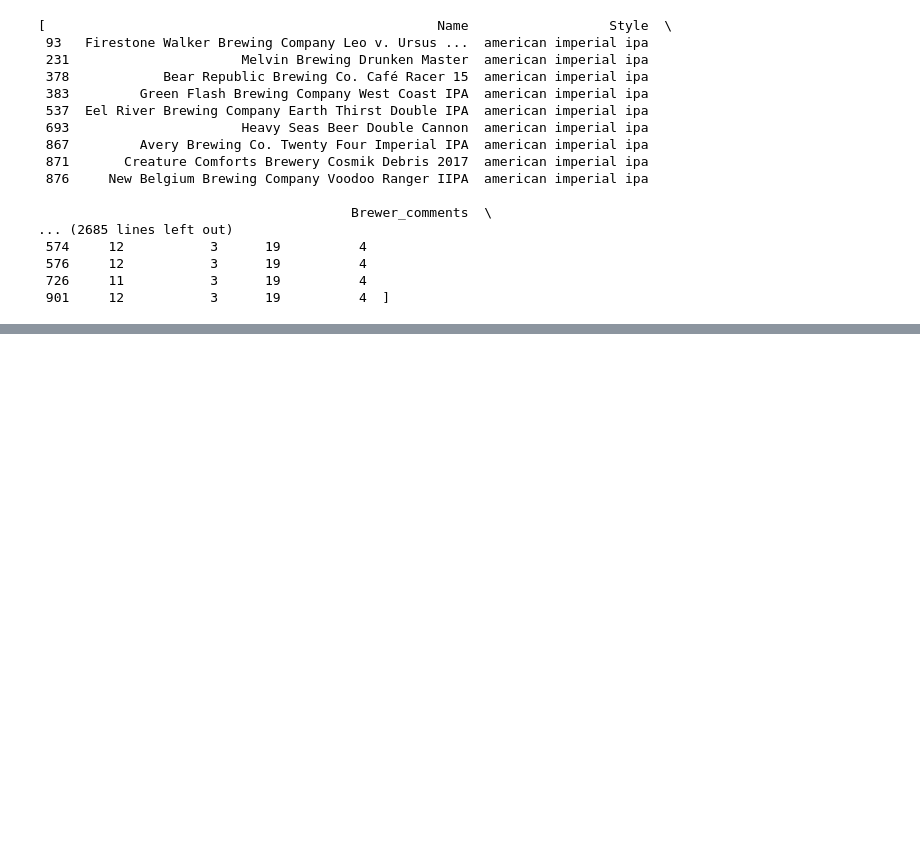
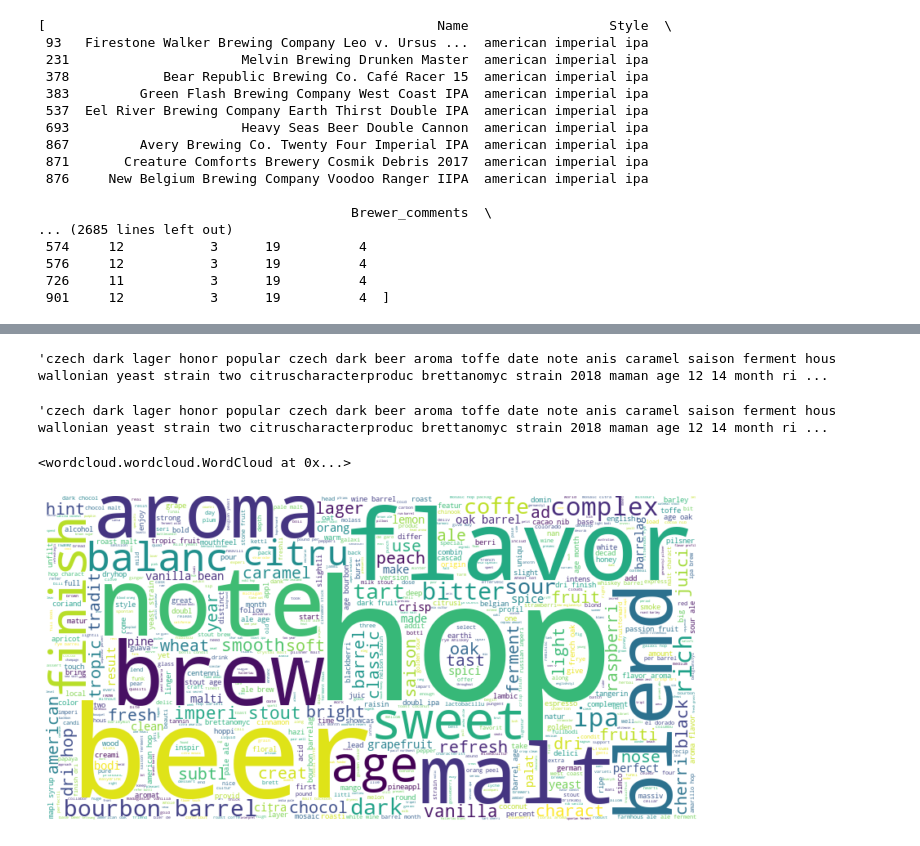
Before and after one commit to timcolussi/beer_reviews_webscraping_proj, a Jupyter notebook: Beer_reviews.ipynb, the cells around one changed output, grey strips where cells are left out. Cells and saved outputs as stored; diff of their text form; code cells hidden in the pictures; blank space fills up the shorter version.

```diff
--- a/Beer_reviews.ipynb
+++ b/Beer_reviews.ipynb
@@ -267,0 +392,24 @@ dfs
+# %%
+from nltk.stem import PorterStemmer
+stemmer = PorterStemmer()
+
+bc_tokens_stemmed = ' '.join([stemmer.stem(word) for word in brew_comment_tokens])
+bc_tokens_stemmed
+# %% [output]
+'czech dark lager honor popular czech dark beer aroma toffe date note anis caramel saison ferment hous wallonian yeast strain two citruscharacterproduc brettanomyc strain 2018 maman age 12 14 month ri ...
+# %%
+from nltk import WordNetLemmatizer
+
+lemztr = WordNetLemmatizer()
+bc_token_stem_lem = lemztr.lemmatize(bc_tokens_stemmed)
+bc_token_stem_lem
+# %% [output]
+'czech dark lager honor popular czech dark beer aroma toffe date note anis caramel saison ferment hous wallonian yeast strain two citruscharacterproduc brettanomyc strain 2018 maman age 12 14 month ri ...
+# %%
+from wordcloud import WordCloud
+
+wc = WordCloud(background_color="white", max_words=2000, width=800, height=400)
+# generate word cloud
+wc.generate(bc_token_stem_lem)
+# %% [output]
+<wordcloud.wordcloud.WordCloud at 0x...>
@@ -267,0 +419,7 @@ dfs
+# %%
+plt.figure(figsize=(12, 6))
+plt.imshow(wc, interpolation='bilinear')
+plt.axis("off")
+plt.show()
+# %% [output]
+[figure, added]
```
Also changed, not shown: parts of 8 cells of this notebook.
